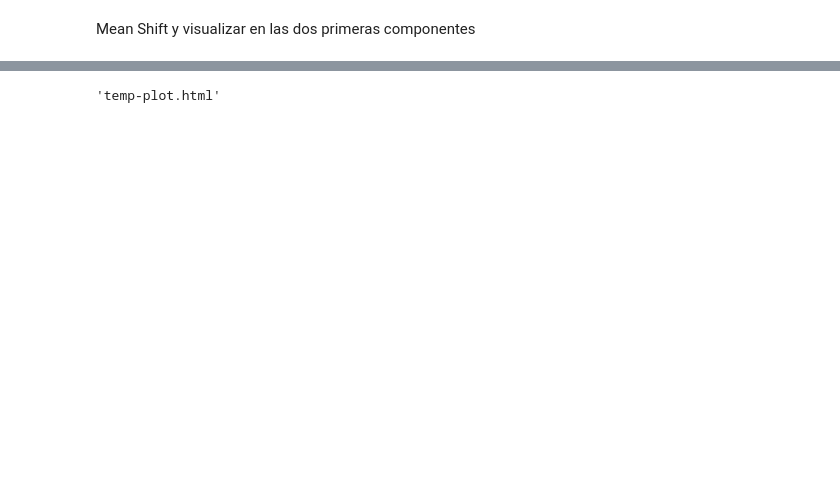
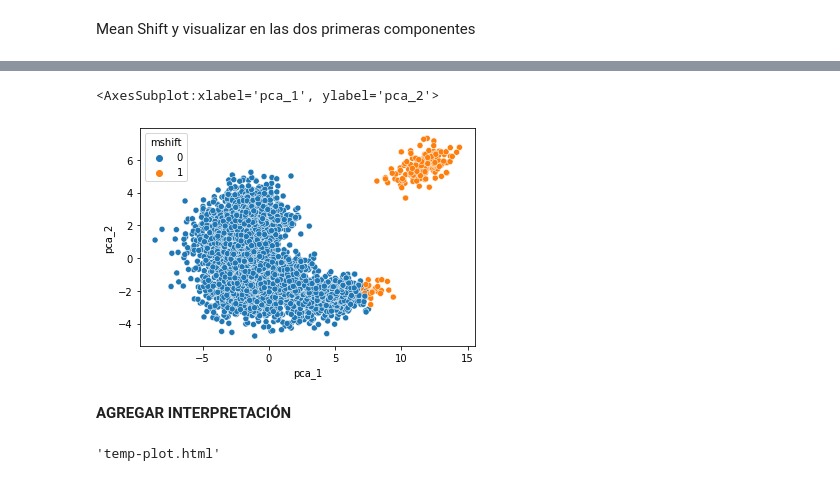
Before and after one commit to estebanarr/aprendizaje_no_supervisado, a Jupyter notebook: Notebooks/ntb4_embeddings_fifa2021.ipynb, the cells around one changed output, grey strips where cells are left out. Cells and saved outputs as stored; diff of their text form; code cells hidden in the pictures; blank space fills up the shorter version.

```diff
--- a/Notebooks/ntb4_embeddings_fifa2021.ipynb
+++ b/Notebooks/ntb4_embeddings_fifa2021.ipynb
@@ -574,3 +678,11 @@ Mean Shift y visualizar en las dos primeras componentes
+# %%
+#Graficamos las dos primeras componentes, diferenciando por color los clusters encontrados por Mean Shift
+sns.scatterplot(data=X, x="pca_1", y="pca_2", hue="mshift")
+# %% [output]
+<AxesSubplot:xlabel='pca_1', ylabel='pca_2'>
+[figure, added]
+# %% [markdown]
+**AGREGAR INTERPRETACIÓN**
 # %%
 #clusters2= ms.labels_
 # %%
```
Also changed, not shown: parts of 26 cells of this notebook, 1 other file.
